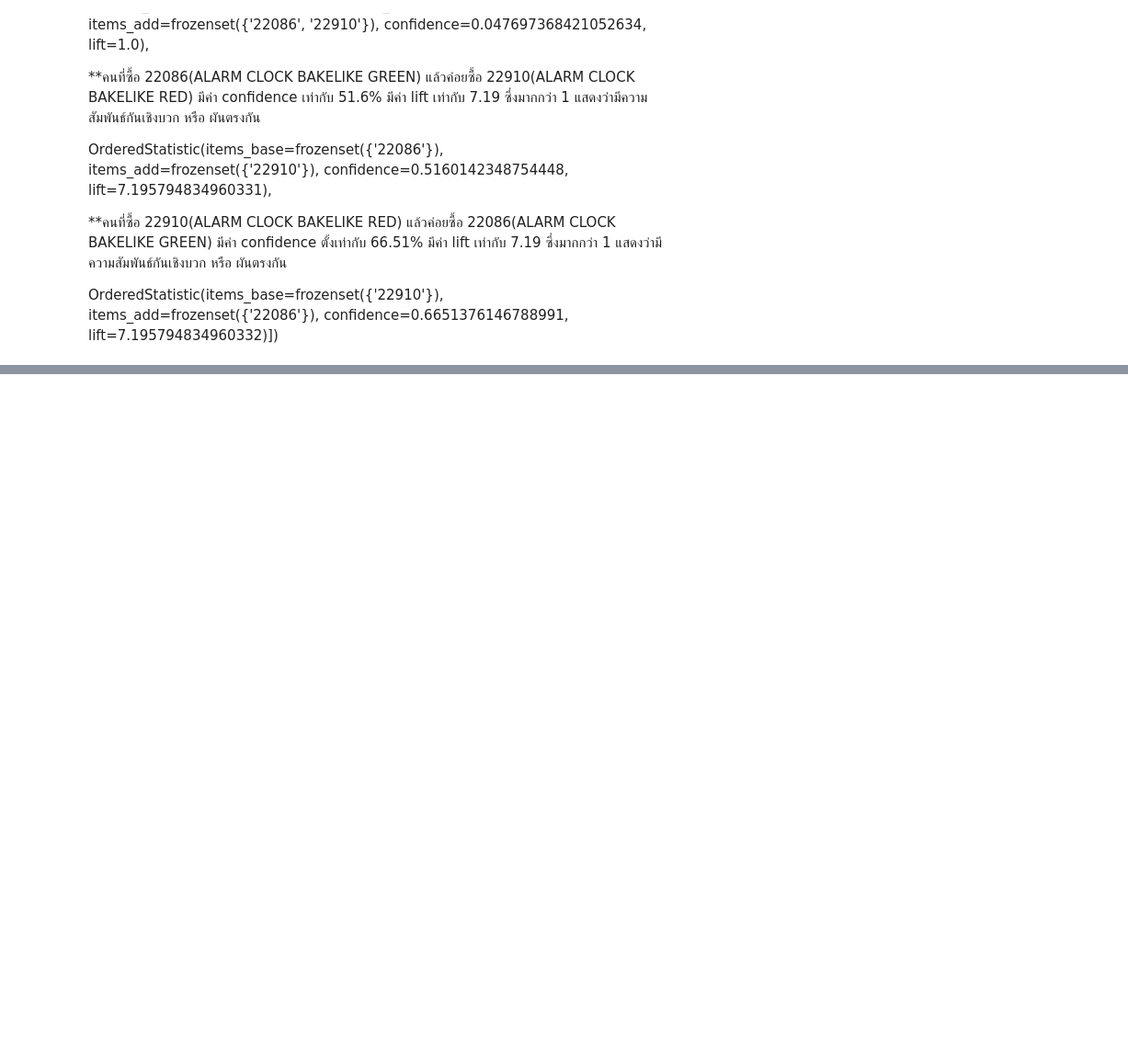
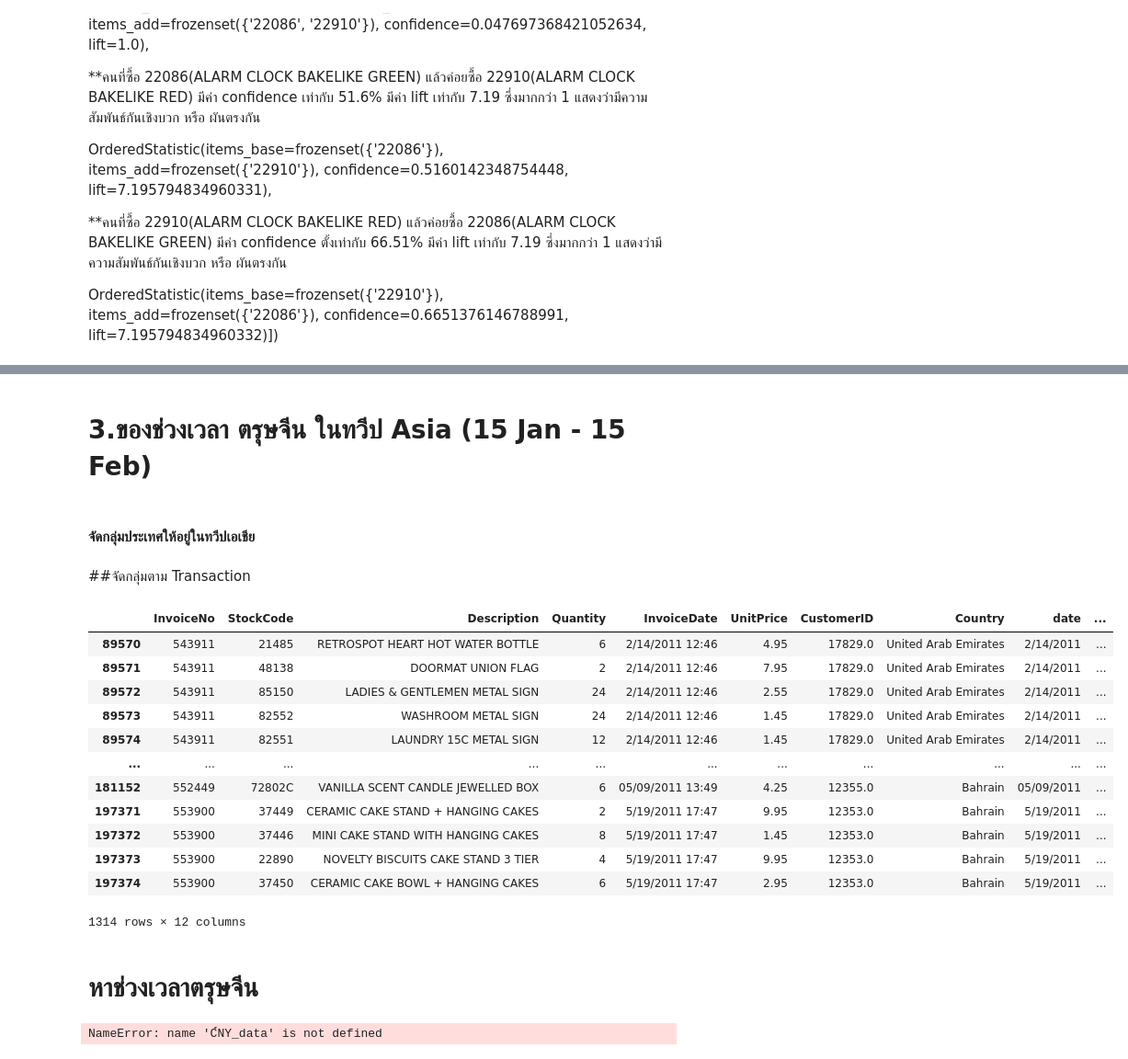
Before and after one commit to Wilanth/BSC_DPDM23, a Jupyter notebook: Frequent_Patterns_(Association_Rules).ipynb, the cells around one changed output, grey strips where cells are left out. Shown at 92% size. Cells and saved outputs as stored; diff of their text form; code cells hidden in the pictures; blank space fills up the shorter version.

```diff
--- a/Frequent_Patterns_(Association_Rules).ipynb
+++ b/Frequent_Patterns_(Association_Rules).ipynb
@@ -532,0 +552,2 @@ OrderedStatistic(items_base=frozenset({'22910'}), items_add=frozenset({'22086'})
+# %%
+transactions_Eu = Eu_data.groupby('InvoiceNo')['StockCode'].apply(list)
@@ -532,0 +563,8 @@ OrderedStatistic(items_base=frozenset({'22910'}), items_add=frozenset({'22086'})
+# %%
+min_sup = 0.03
+
+frequentItemsets = list(apriori(transactions_Eu,min_support = min_sup))
+for i in frequentItemsets:
+    if i[0].__len__()>1:
+        print('yes')
+        print(i)
@@ -532,0 +606,4 @@ OrderedStatistic(items_base=frozenset({'22910'}), items_add=frozenset({'22086'})
+# %% [markdown]
+# 3.ของช่วงเวลา ตรุษจีน ในทวีป Asia (15 Jan - 15 Feb)
+# %% [markdown]
+#### จัดกลุ่มประเทศให้อยู่ในทวีปเอเชีย
@@ -532,0 +612,25 @@ OrderedStatistic(items_base=frozenset({'22910'}), items_add=frozenset({'22086'})
+# %% [markdown]
+##จัดกลุ่มตาม Transaction
+# %%
+Asia_data = data_test[data_test['Country']==""]
+for i in range(len(Asia)):
+  x = data_test[data_test['Country']==Asia[i]]
+  Asia_data=pd.concat([x,Asia_data])
+# %%
+Asia_data
+# %% [output]
+|  | InvoiceNo | StockCode | Description | Quantity | InvoiceDate | UnitPrice | CustomerID | Country | date | ... |
+| 89570 | 543911 | 21485 | RETROSPOT HEART HOT WATER BOTTLE | 6 | 2/14/2011 12:46 | 4.95 | 17829.0 | United Arab Emirates | 2/14/2011 | ... |
+| 89571 | 543911 | 48138 | DOORMAT UNION FLAG | 2 | 2/14/2011 12:46 | 7.95 | 17829.0 | United Arab Emirates | 2/14/2011 | ... |
+| 89572 | 543911 | 85150 | LADIES & GENTLEMEN METAL SIGN | 24 | 2/14/2011 12:46 | 2.55 | 17829.0 | United Arab Emirates | 2/14/2011 | ... |
+| 89573 | 543911 | 82552 | WASHROOM METAL SIGN | 24 | 2/14/2011 12:46 | 1.45 | 17829.0 | United Arab Emirates | 2/14/2011 | ... |
+| 89574 | 543911 | 82551 | LAUNDRY 15C METAL SIGN | 12 | 2/14/2011 12:46 | 1.45 | 17829.0 | United Arab Emirates | 2/14/2011 | ... |
+| ... | ... | ... | ... | ... | ... | ... | ... | ... | ... | ... |
+| 181152 | 552449 | 72802C | VANILLA SCENT CANDLE JEWELLED BOX | 6 | 05/09/2011 13:49 | 4.25 | 12355.0 | Bahrain | 05/09/2011 | ... |
+| 197371 | 553900 | 37449 | CERAMIC CAKE STAND + HANGING CAKES | 2 | 5/19/2011 17:47 | 9.95 | 12353.0 | Bahrain | 5/19/2011 | ... |
+| 197372 | 553900 | 37446 | MINI CAKE STAND WITH HANGING CAKES | 8 | 5/19/2011 17:47 | 1.45 | 12353.0 | Bahrain | 5/19/2011 | ... |
+| 197373 | 553900 | 22890 | NOVELTY BISCUITS CAKE STAND 3 TIER | 4 | 5/19/2011 17:47 | 9.95 | 12353.0 | Bahrain | 5/19/2011 | ... |
+| 197374 | 553900 | 37450 | CERAMIC CAKE BOWL + HANGING CAKES | 6 | 5/19/2011 17:47 | 2.95 | 12353.0 | Bahrain | 5/19/2011 | ... |
+1314 rows × 12 columns
+# %% [markdown]
+# หาช่วงเวลาตรุษจีน
@@ -532,0 +639,4 @@ OrderedStatistic(items_base=frozenset({'22910'}), items_add=frozenset({'22086'})
+# %%
+C์ํNY_data
+# %% [output]
+NameError: name 'C์ํNY_data' is not defined
```
Also changed, not shown: parts of 25 cells of this notebook.
